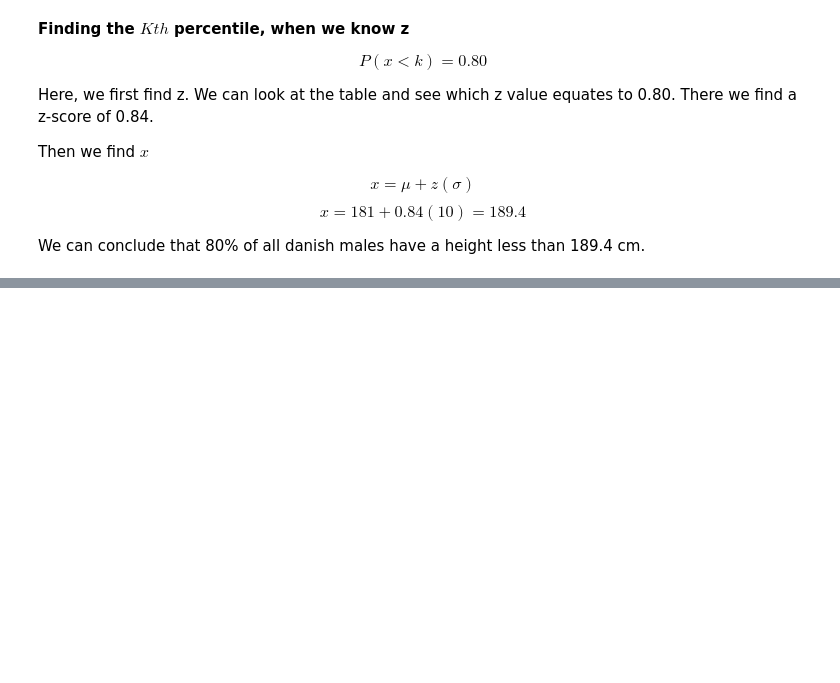
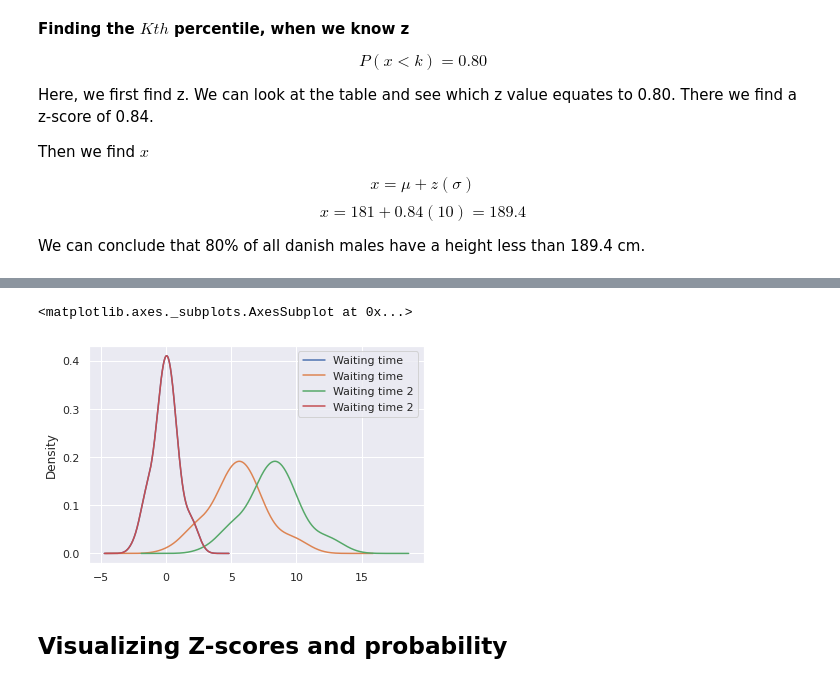
Before and after one commit to ia-nechaev/aqm2022, a Jupyter notebook: Exercises_Chapter6.ipynb, the cells around one changed output, grey strips where cells are left out. Drawn from its saved outputs; the diff is of its cells as text; code cells hidden in the pictures; blank space fills up the shorter version.

```diff
--- a/Exercises_Chapter6.ipynb
+++ b/Exercises_Chapter6.ipynb
@@ -213,0 +335,11 @@ We can conclude that 80% of all danish males have a height less than 189.4 cm.
+# %%
+# Plot 4 distributions. Standardized distributions are the same.
+ax=zscore.plot(kind='kde')
+df.plot(kind='kde',ax=ax)
+df2.plot(kind='kde',ax=ax)
+zscore2.plot(kind='kde', ax=ax)
+# %% [output]
+<matplotlib.axes._subplots.AxesSubplot at 0x...>
+[figure, added]
+# %% [markdown]
+## Visualizing Z-scores and probability
```
Also changed, not shown: parts of 45 cells of this notebook.
